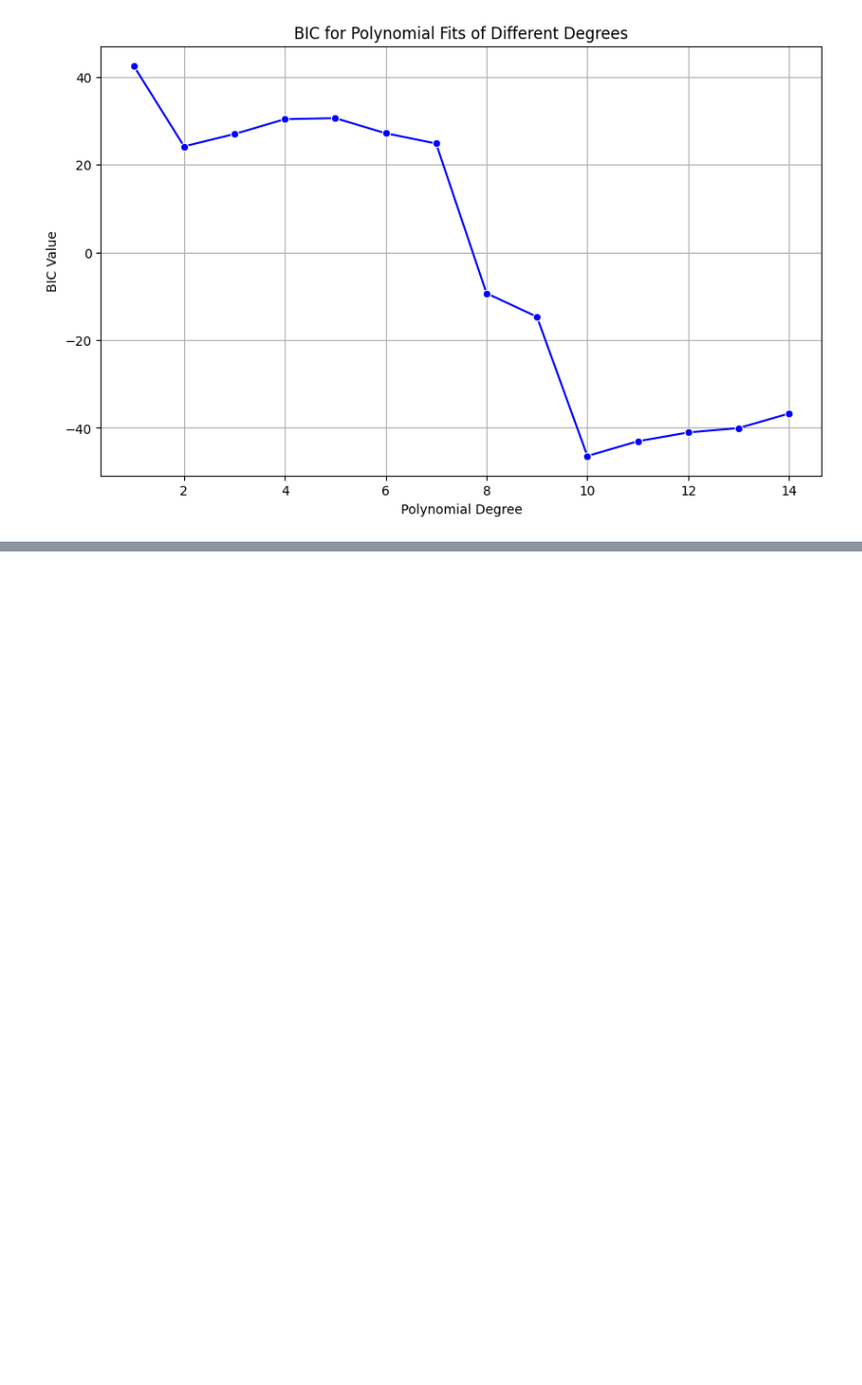
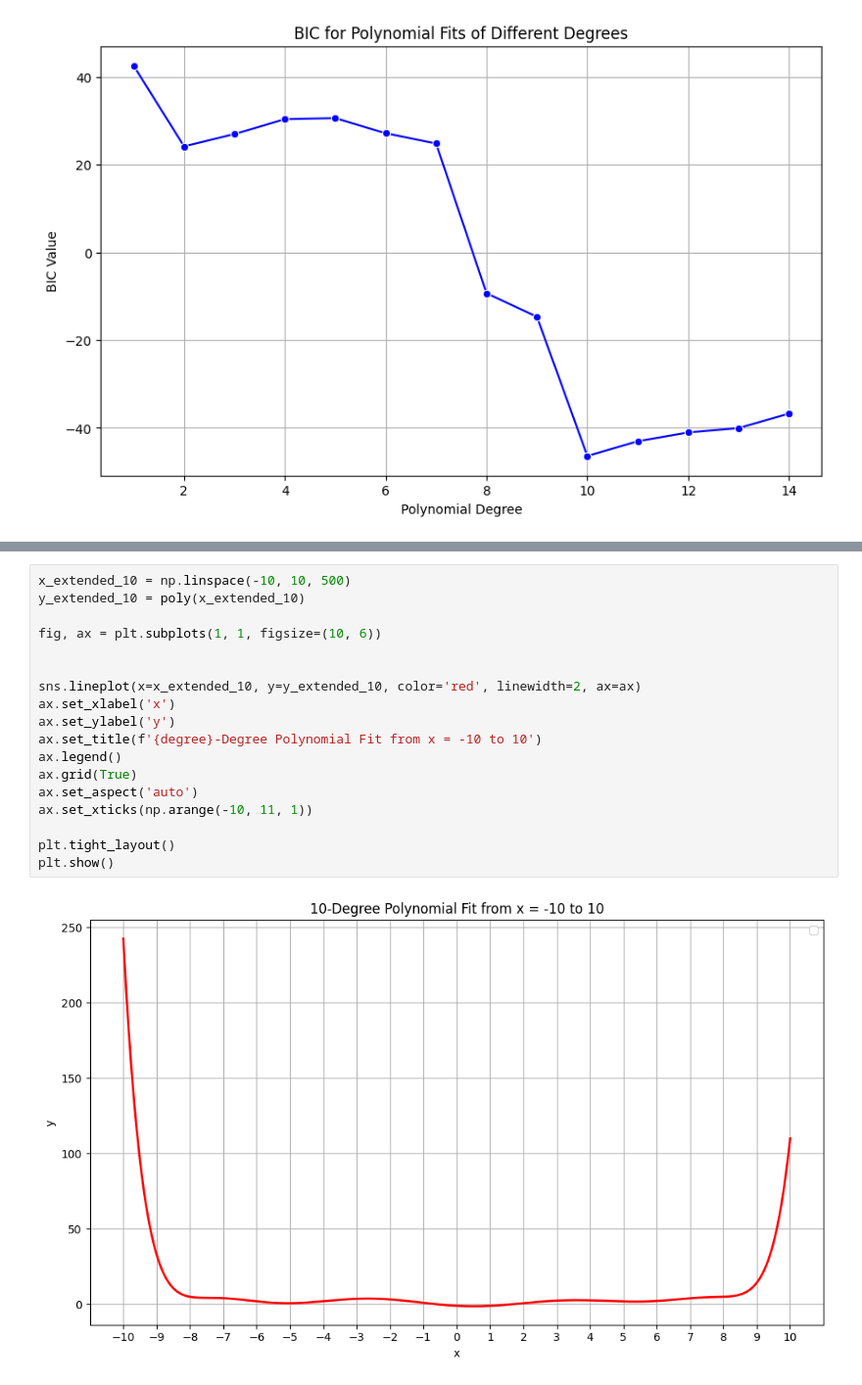
Before and after one commit to sskyisthelimit/ml-implementations, a Jupyter notebook: advanced/math/minimization.ipynb, the cells around one changed output, grey strips where cells are left out. Shown: that part at 98% size. Drawn from its saved outputs; the diff is of its cells as text; blank space fills up the shorter version.

```diff
--- a/advanced/math/minimization.ipynb
+++ b/advanced/math/minimization.ipynb
@@ -260,0 +99,20 @@ BIC for polynomial with degree 14 : -36.73710170279496
+# %%
+x_extended_10 = np.linspace(-10, 10, 500)
+y_extended_10 = poly(x_extended_10)
+
+fig, ax = plt.subplots(1, 1, figsize=(10, 6))
+
+
+sns.lineplot(x=x_extended_10, y=y_extended_10, color='red', linewidth=2, ax=ax)
+ax.set_xlabel('x')
+ax.set_ylabel('y')
+ax.set_title(f'{degree}-Degree Polynomial Fit from x = -10 to 10')
+ax.legend()
+ax.grid(True)
+ax.set_aspect('auto')
+ax.set_xticks(np.arange(-10, 11, 1))
+
+plt.tight_layout()
+plt.show()
+# %% [output]
+[figure, added]
```
Also changed, not shown: parts of 10 cells of this notebook.
